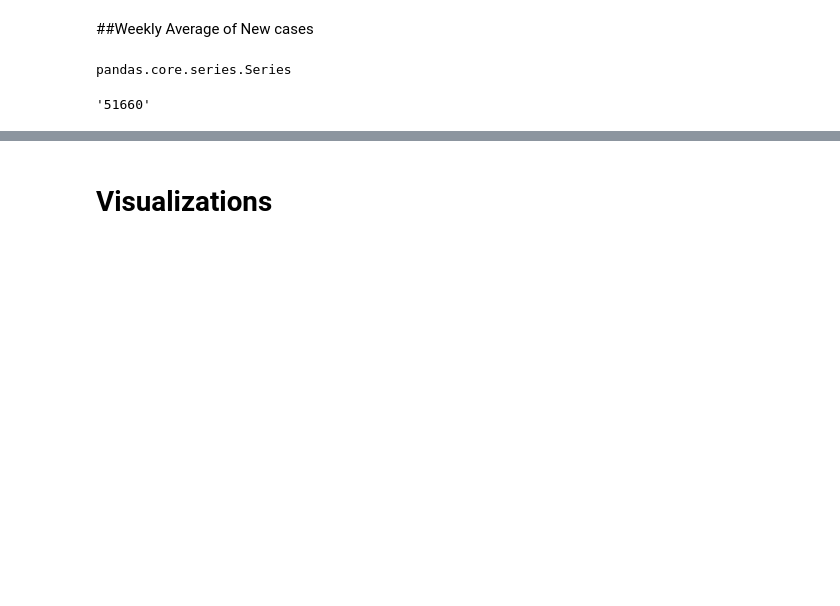
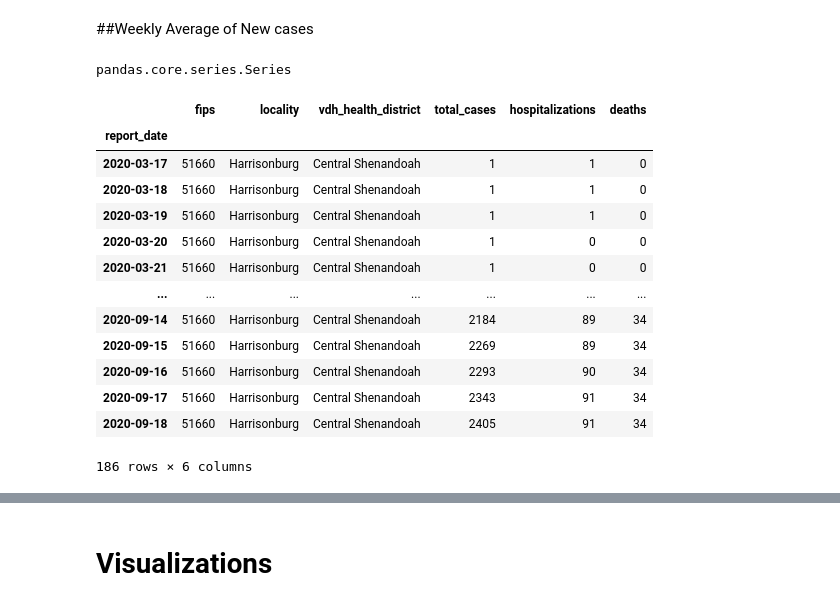
Before and after one commit to JoshuaHaga/covid_tracking_project, a Jupyter notebook: Harrisonburg.ipynb, the cells around one changed output, grey strips where cells are left out. Saved outputs shown, nothing was run; the diff lists cells and outputs as text; code cells hidden in the pictures; blank space fills up the shorter version.

```diff
--- a/Harrisonburg.ipynb
+++ b/Harrisonburg.ipynb
@@ -204,8 +204,21 @@ va_locality_cases_dtindex = va_locality_cases.set_index('report_date')
 # %%
 build_test = va_locality_cases_dtindex[va_locality_cases_dtindex['locality']=='Harrisonburg']
 # %%
-build_test['fips'][1]
+build_test
 # %% [output]
+|  | fips | locality | vdh_health_district | total_cases | hospitalizations | deaths |
+| report_date |  |  |  |  |  |  |
+| 2020-03-17 | 51660 | Harrisonburg | Central Shenandoah | 1 | 1 | 0 |
+| 2020-03-18 | 51660 | Harrisonburg | Central Shenandoah | 1 | 1 | 0 |
+| 2020-03-19 | 51660 | Harrisonburg | Central Shenandoah | 1 | 1 | 0 |
+| 2020-03-20 | 51660 | Harrisonburg | Central Shenandoah | 1 | 0 | 0 |
+| 2020-03-21 | 51660 | Harrisonburg | Central Shenandoah | 1 | 0 | 0 |
+| ... | ... | ... | ... | ... | ... | ... |
+| 2020-09-14 | 51660 | Harrisonburg | Central Shenandoah | 2184 | 89 | 34 |
+| 2020-09-15 | 51660 | Harrisonburg | Central Shenandoah | 2269 | 89 | 34 |
+| 2020-09-16 | 51660 | Harrisonburg | Central Shenandoah | 2293 | 90 | 34 |
+| 2020-09-17 | 51660 | Harrisonburg | Central Shenandoah | 2343 | 91 | 34 |
+| 2020-09-18 | 51660 | Harrisonburg | Central Shenandoah | 2405 | 91 | 34 |
-'51660'
+186 rows × 6 columns
 # %%
 test = build_test.total_cases.resample('W-MON').last()
```
Also changed, not shown: parts of 8 cells of this notebook.
